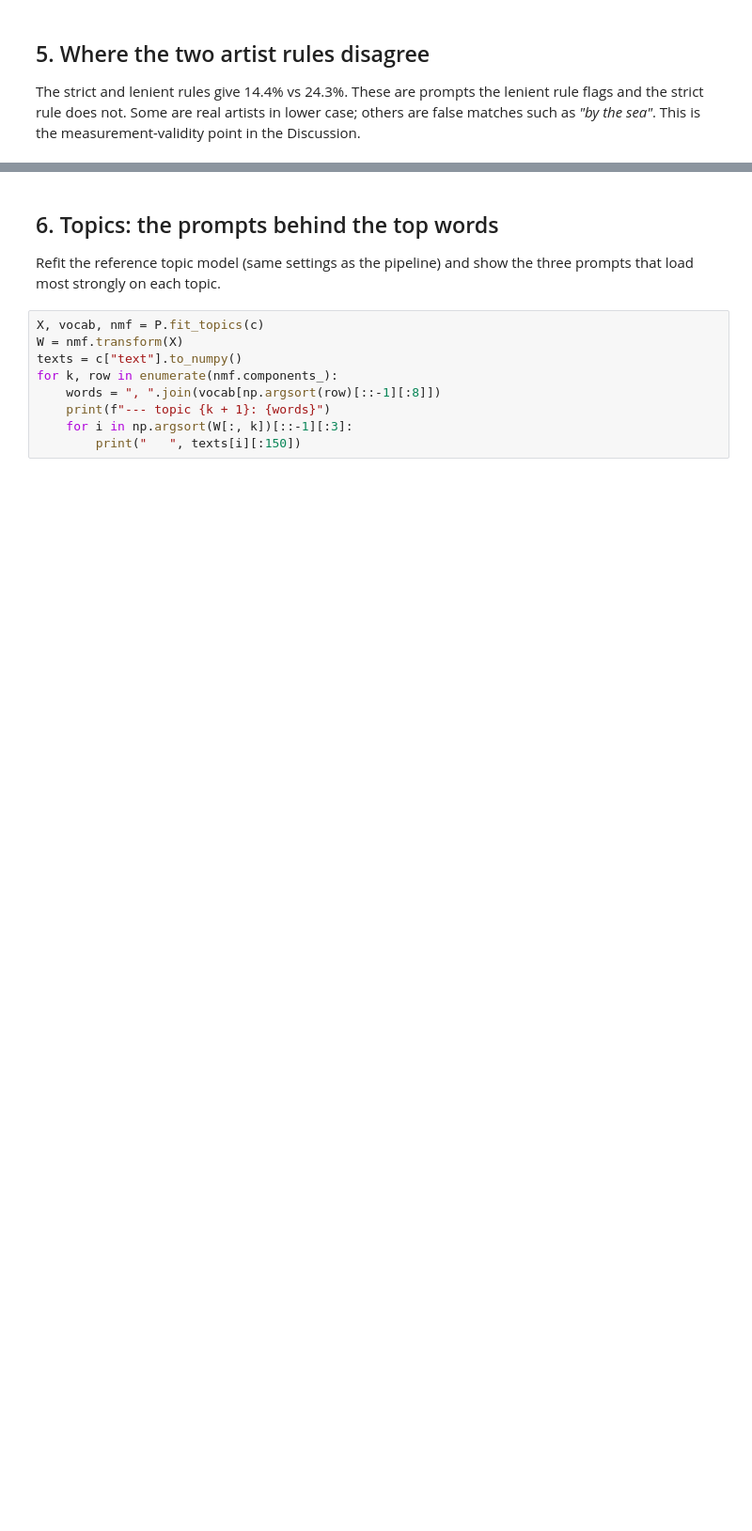
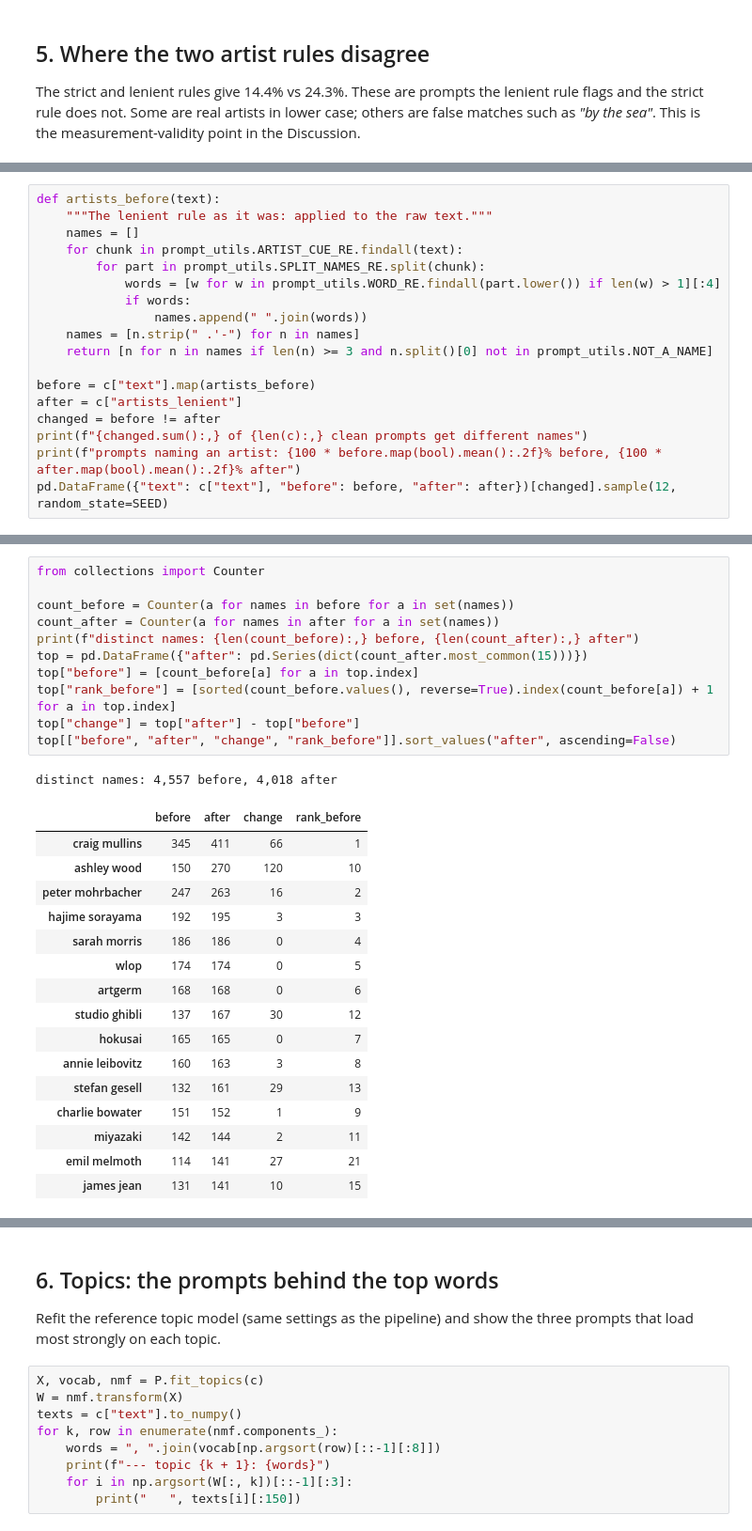
Before and after one commit to chris-elta/midjourney-data-analysis, a Jupyter notebook: analysis/explore.ipynb, the cells around one changed output, grey strips where cells are left out. Shown at 94% size. Saved outputs shown, nothing was run; the diff lists cells and outputs as text; blank space fills up the shorter version.

```diff
--- a/analysis/explore.ipynb
+++ b/analysis/explore.ipynb
@@ -198,0 +208,18 @@ strict only: 18   lenient only: 5,750   both: 8,284
+# %%
+def artists_before(text):
+    """The lenient rule as it was: applied to the raw text."""
+    names = []
+    for chunk in prompt_utils.ARTIST_CUE_RE.findall(text):
+        for part in prompt_utils.SPLIT_NAMES_RE.split(chunk):
+            words = [w for w in prompt_utils.WORD_RE.findall(part.lower()) if len(w) > 1][:4]
+            if words:
+                names.append(" ".join(words))
+    names = [n.strip(" .'-") for n in names]
+    return [n for n in names if len(n) >= 3 and n.split()[0] not in prompt_utils.NOT_A_NAME]
+
+before = c["text"].map(artists_before)
+after = c["artists_lenient"]
+changed = before != after
+print(f"{changed.sum():,} of {len(c):,} clean prompts get different names")
+print(f"prompts naming an artist: {100 * before.map(bool).mean():.2f}% before, {100 * after.map(bool).mean():.2f}% after")
+pd.DataFrame({"text": c["text"], "before": before, "after": after})[changed].sample(12, random_state=SEED)
@@ -198,0 +242,29 @@ strict only: 18   lenient only: 5,750   both: 8,284
+# %%
+from collections import Counter
+
+count_before = Counter(a for names in before for a in set(names))
+count_after = Counter(a for names in after for a in set(names))
+print(f"distinct names: {len(count_before):,} before, {len(count_after):,} after")
+top = pd.DataFrame({"after": pd.Series(dict(count_after.most_common(15)))})
+top["before"] = [count_before[a] for a in top.index]
+top["rank_before"] = [sorted(count_before.values(), reverse=True).index(count_before[a]) + 1 for a in top.index]
+top["change"] = top["after"] - top["before"]
+top[["before", "after", "change", "rank_before"]].sort_values("after", ascending=False)
+# %% [output]
+distinct names: 4,557 before, 4,018 after
+|  | before | after | change | rank_before |
+| craig mullins | 345 | 411 | 66 | 1 |
+| ashley wood | 150 | 270 | 120 | 10 |
+| peter mohrbacher | 247 | 263 | 16 | 2 |
+| hajime sorayama | 192 | 195 | 3 | 3 |
+| sarah morris | 186 | 186 | 0 | 4 |
+| wlop | 174 | 174 | 0 | 5 |
+| artgerm | 168 | 168 | 0 | 6 |
+| studio ghibli | 137 | 167 | 30 | 12 |
+| hokusai | 165 | 165 | 0 | 7 |
+| annie leibovitz | 160 | 163 | 3 | 8 |
+| stefan gesell | 132 | 161 | 29 | 13 |
+| charlie bowater | 151 | 152 | 1 | 9 |
+| miyazaki | 142 | 144 | 2 | 11 |
+| emil melmoth | 114 | 141 | 27 | 21 |
+| james jean | 131 | 141 | 10 | 15 |
```
Also changed, not shown: parts of 4 cells of this notebook, 5 other files.
